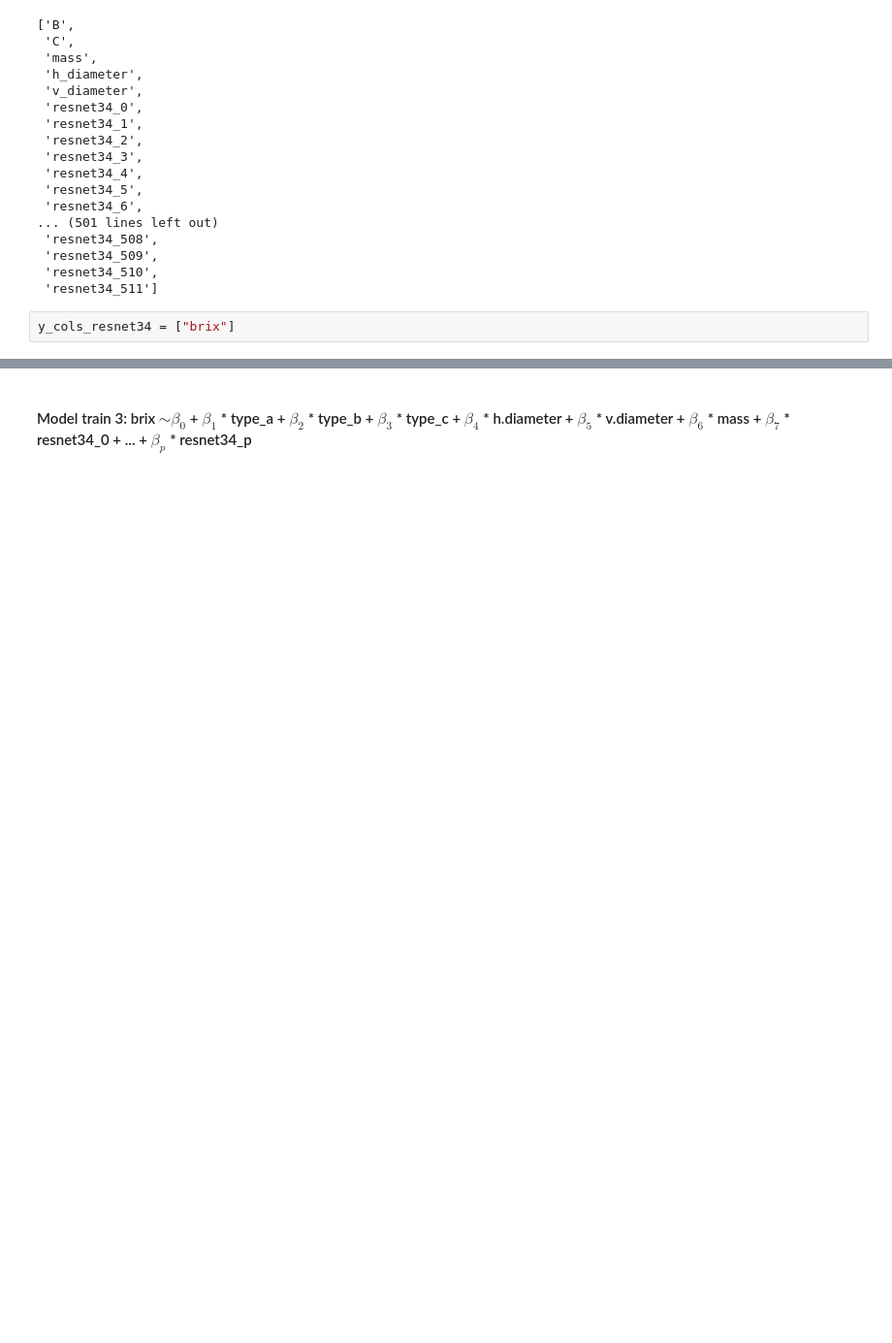
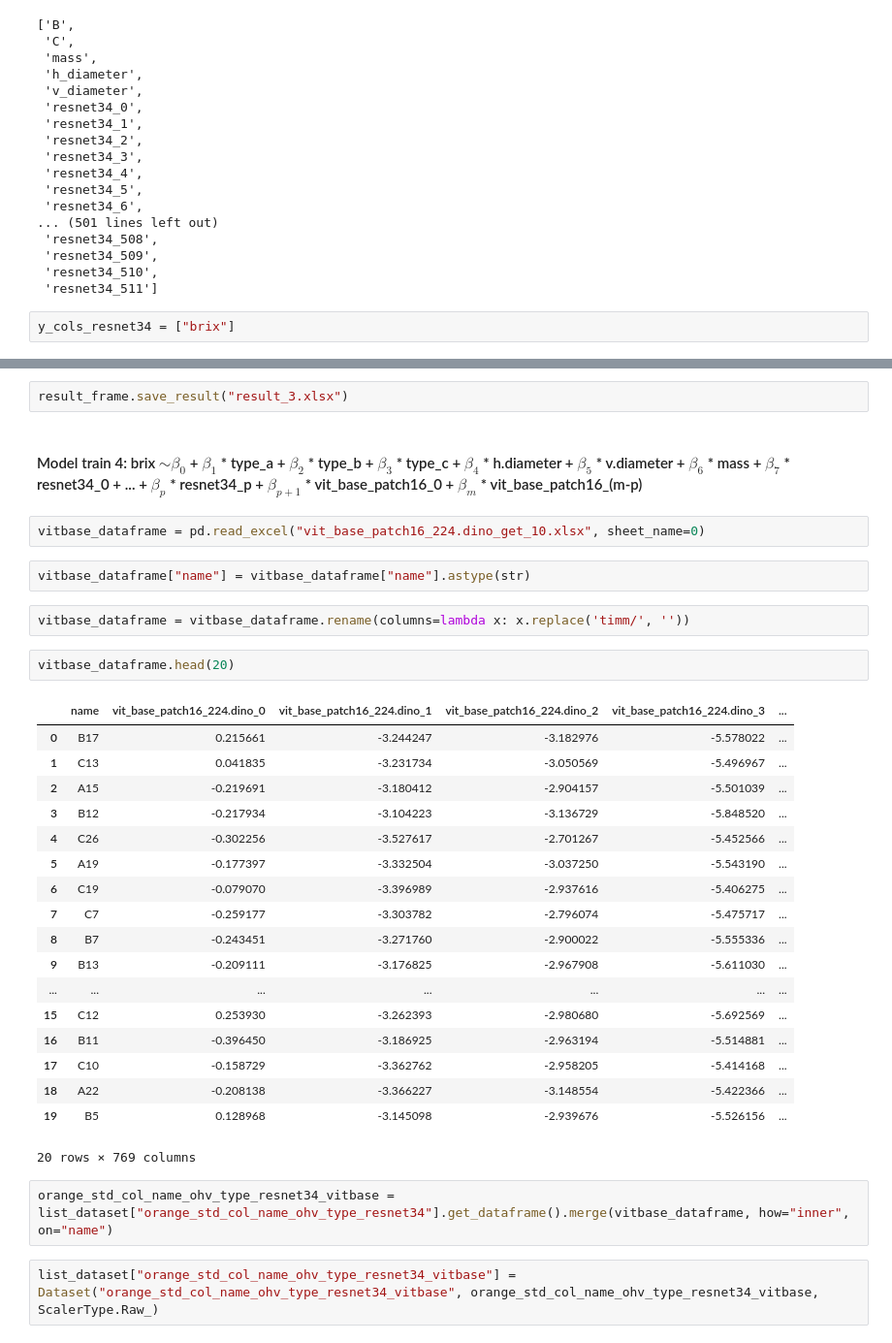
Before and after one commit to DucTrung1802/DS, a Jupyter notebook: Orange/orange.ipynb, the cells around one changed output, grey strips where cells are left out. Shown at 97% size. Cells and saved outputs as stored; diff of their text form; blank space fills up the shorter version.

```diff
--- a/Orange/orange.ipynb
+++ b/Orange/orange.ipynb
@@ -1101,2 +1176,35 @@ y_cols_resnet34 = ["brix"]
+# %%
+result_frame.save_result("result_3.xlsx")
 # %% [markdown]
-#### Model train 3: brix $ \sim \beta_0 $ + $ \beta_1 $ * type_a + $ \beta_2 $ * type_b + $ \beta_3 $ * type_c + $ \beta_4 $ * h.diameter + $ \beta_5 $ * v.diameter + $ \beta_6 $ * mass + $ \beta_7 $ * resnet34_0 + ... + $ \beta_p $ * resnet34_p
+#### Model train 4: brix $ \sim \beta_0 $ + $ \beta_1 $ * type_a + $ \beta_2 $ * type_b + $ \beta_3 $ * type_c + $ \beta_4 $ * h.diameter + $ \beta_5 $ * v.diameter + $ \beta_6 $ * mass + $ \beta_7 $ * resnet34_0 + ... + $ \beta_p $ * resnet34_p + $ \beta_{p+1} $ * vit_base_patch16_0 + $ \beta_{m} $ * vit_base_patch16_(m-p)
+# %%
+vitbase_dataframe = pd.read_excel("vit_base_patch16_224.dino_get_10.xlsx", sheet_name=0)
+# %%
+vitbase_dataframe["name"] = vitbase_dataframe["name"].astype(str)
+# %%
+vitbase_dataframe = vitbase_dataframe.rename(columns=lambda x: x.replace('timm/', ''))
+# %%
+vitbase_dataframe.head(20)
+# %% [output]
+|  | name | vit_base_patch16_224.dino_0 | vit_base_patch16_224.dino_1 | vit_base_patch16_224.dino_2 | vit_base_patch16_224.dino_3 | ... |
+| 0 | B17 | 0.215661 | -3.244247 | -3.182976 | -5.578022 | ... |
+| 1 | C13 | 0.041835 | -3.231734 | -3.050569 | -5.496967 | ... |
+| 2 | A15 | -0.219691 | -3.180412 | -2.904157 | -5.501039 | ... |
+| 3 | B12 | -0.217934 | -3.104223 | -3.136729 | -5.848520 | ... |
+| 4 | C26 | -0.302256 | -3.527617 | -2.701267 | -5.452566 | ... |
+| 5 | A19 | -0.177397 | -3.332504 | -3.037250 | -5.543190 | ... |
+| 6 | C19 | -0.079070 | -3.396989 | -2.937616 | -5.406275 | ... |
+| 7 | C7 | -0.259177 | -3.303782 | -2.796074 | -5.475717 | ... |
+| 8 | B7 | -0.243451 | -3.271760 | -2.900022 | -5.555336 | ... |
+| 9 | B13 | -0.209111 | -3.176825 | -2.967908 | -5.611030 | ... |
+| ... | ... | ... | ... | ... | ... | ... |
+| 15 | C12 | 0.253930 | -3.262393 | -2.980680 | -5.692569 | ... |
+| 16 | B11 | -0.396450 | -3.186925 | -2.963194 | -5.514881 | ... |
+| 17 | C10 | -0.158729 | -3.362762 | -2.958205 | -5.414168 | ... |
+| 18 | A22 | -0.208138 | -3.366227 | -3.148554 | -5.422366 | ... |
+| 19 | B5 | 0.128968 | -3.145098 | -2.939676 | -5.526156 | ... |
+20 rows × 769 columns
+# %%
+orange_std_col_name_ohv_type_resnet34_vitbase = list_dataset["orange_std_col_name_ohv_type_resnet34"].get_dataframe().merge(vitbase_dataframe, how="inner", on="name")
+# %%
+list_dataset["orange_std_col_name_ohv_type_resnet34_vitbase"] = Dataset("orange_std_col_name_ohv_type_resnet34_vitbase", orange_std_col_name_ohv_type_resnet34_vitbase, ScalerType.Raw_)
```
Also changed, not shown: parts of 16 cells of this notebook.
